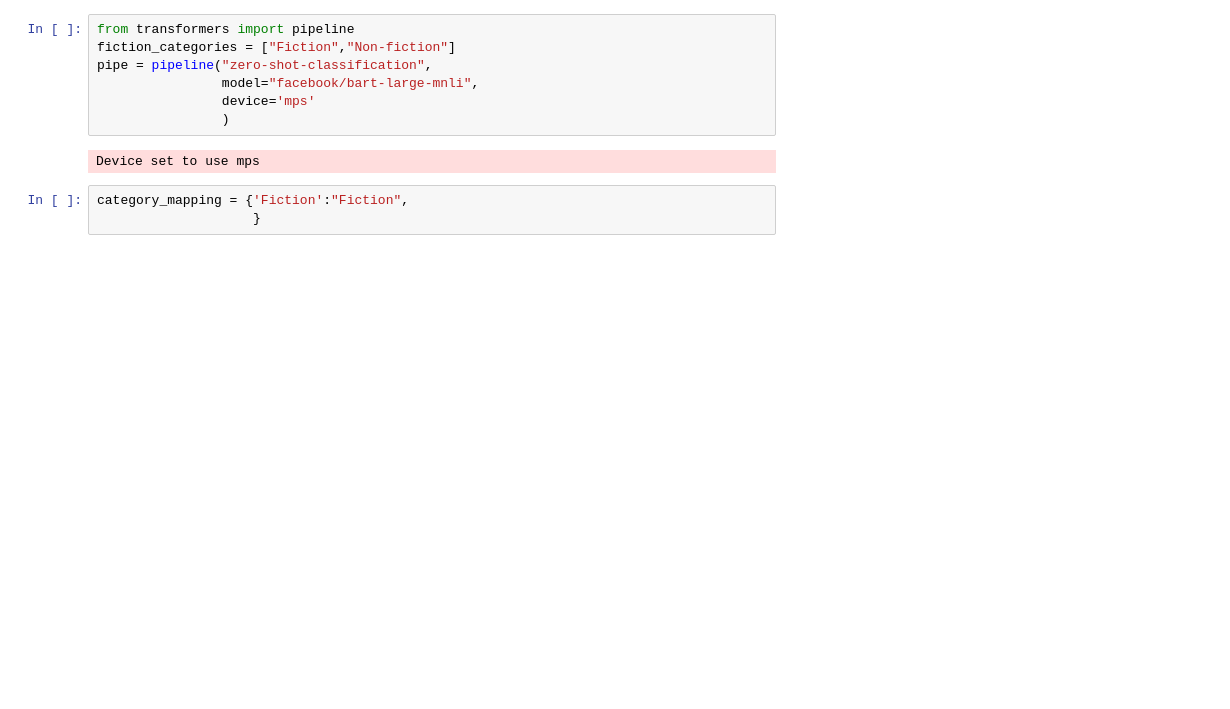
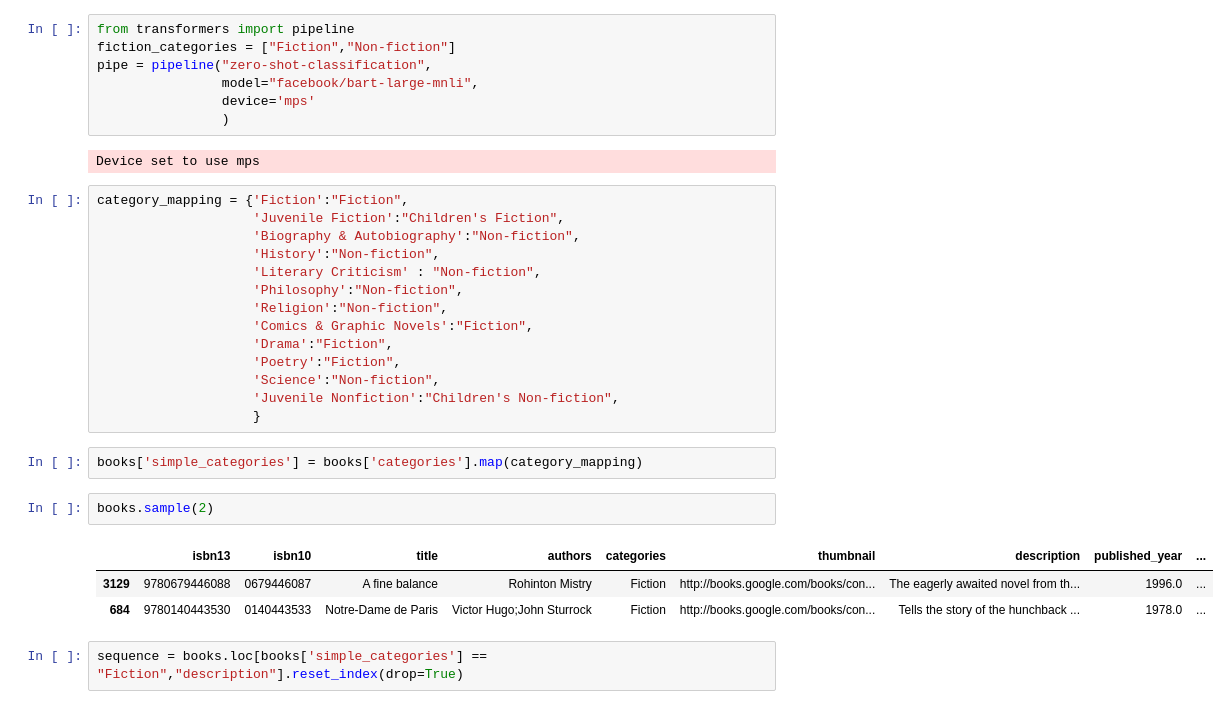
Before and after one commit to harshitk04/BookNexus, a Jupyter notebook: vector-search.ipynb, the cells around one changed output. Cells and saved outputs as stored; diff of their text form; blank space fills up the shorter version.

Commit message:
adding fiction non-fiction category

```diff
--- a/vector-search.ipynb
+++ b/vector-search.ipynb
@@ -99,6 +99,27 @@ pipe = pipeline("zero-shot-classification",
                 )
 # %% [output]
 Device set to use mps
-# %%
-category_mapping = {'Fiction':"Fiction",
-                    }
+# %%
+category_mapping = {'Fiction':"Fiction",
+                    'Juvenile Fiction':"Children's Fiction",
+                    'Biography & Autobiography':"Non-fiction",
+                    'History':"Non-fiction",
+                    'Literary Criticism' : "Non-fiction",
+                    'Philosophy':"Non-fiction",
+                    'Religion':"Non-fiction",
+                    'Comics & Graphic Novels':"Fiction",
+                    'Drama':"Fiction",
+                    'Poetry':"Fiction",
+                    'Science':"Non-fiction",
+                    'Juvenile Nonfiction':"Children's Non-fiction",
+                    }
+# %%
+books['simple_categories'] = books['categories'].map(category_mapping)
+# %%
+books.sample(2)
+# %% [output]
+|  | isbn13 | isbn10 | title | authors | categories | thumbnail | description | published_year | ... |
+| 3129 | 9780679446088 | 0679446087 | A fine balance | Rohinton Mistry | Fiction | http://books.google.com/books/con... | The eagerly awaited novel from th... | 1996.0 | ... |
+| 684 | 9780140443530 | 0140443533 | Notre-Dame de Paris | Victor Hugo;John Sturrock | Fiction | http://books.google.com/books/con... | Tells the story of the hunchback ... | 1978.0 | ... |
+# %%
+sequence = books.loc[books['simple_categories'] == "Fiction","description"].reset_index(drop=True)
```
Also changed, not shown: parts of 7 cells of this notebook.
